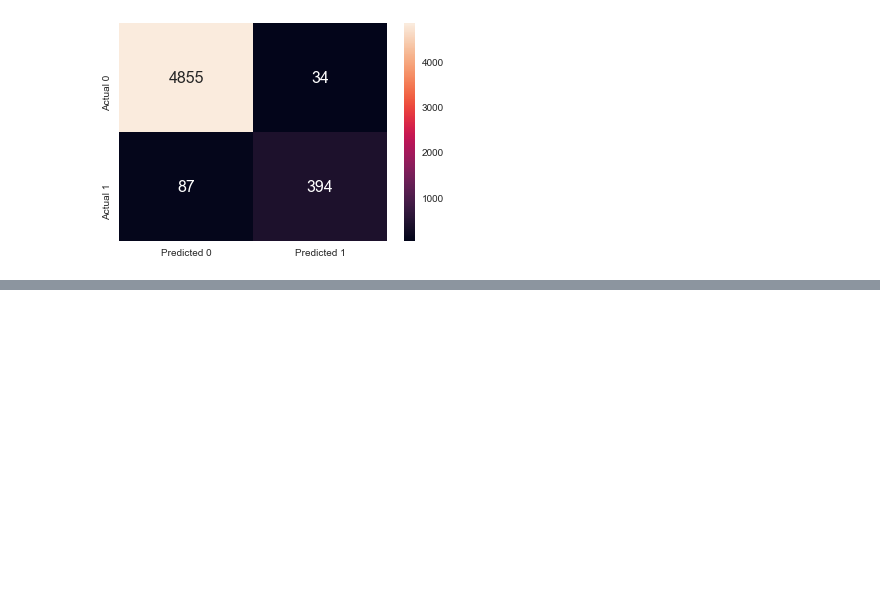
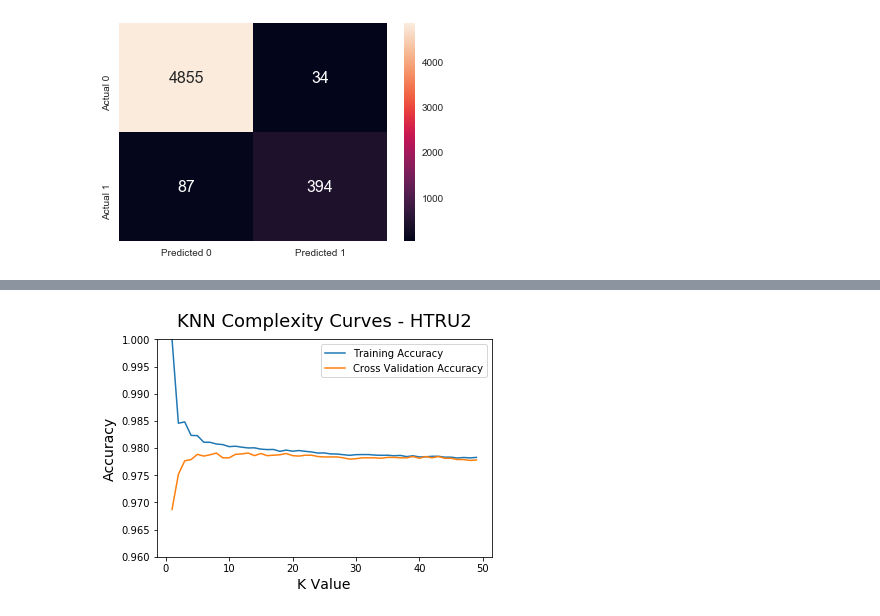
Before and after one commit to charlieaxle/cs7461_1, a Jupyter notebook: HTRU2.ipynb, the cells around one changed output, grey strips where cells are left out. Cells and saved outputs as stored; diff of their text form; code cells hidden in the pictures; blank space fills up the shorter version.

```diff
--- a/HTRU2.ipynb
+++ b/HTRU2.ipynb
@@ -147,0 +148,22 @@ plt.savefig("HTRU_DT_conf_mat.png")
+# %%
+train_scores, valid_scores = validation_curve(estimator=neighbors.KNeighborsClassifier(),X=X_train, y=y_train, param_name="n_neighbors", param_range=range(1,50,1), cv=5)
+# %%
+train_scores_mean = train_scores.mean(axis=1)
+valid_scores_mean = valid_scores.mean(axis=1)
+# %%
+plt.plot(range(1,50,1),train_scores_mean, label="Training Accuracy")
+plt.plot(range(1,50,1),valid_scores_mean, label ="Cross Validation Accuracy")
+#plt.fill_between(train_sizes, train_scores_avg - train_scores_std, train_scores_avg + train_scores_std,
+#                 alpha=0.1, color="b")
+#plt.fill_between(train_sizes, test_scores_avg - test_scores_std, test_scores_avg + test_scores_std,
+#                 alpha=0.1, color="g")
+
+plt.ylabel('Accuracy', fontsize = 14)
+plt.xlabel('K Value', fontsize = 14)
+plt.title('KNN Complexity Curves - HTRU2', fontsize = 18, y = 1.03)
+plt.legend()
+plt.ylim(0.96,1)
+
+plt.savefig("HTRU2_KNN_LC.png",bbox_inches="tight")
+# %% [output]
+[figure, added]
```
Also changed, not shown: parts of 12 cells of this notebook, 7 other files.
